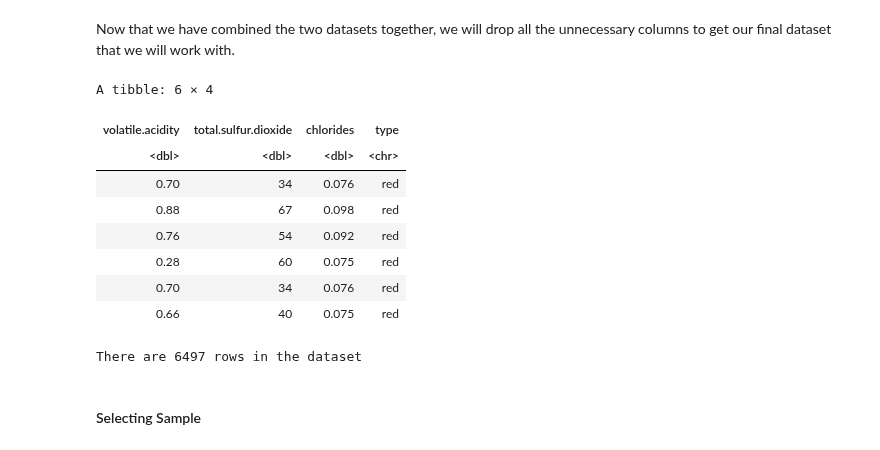
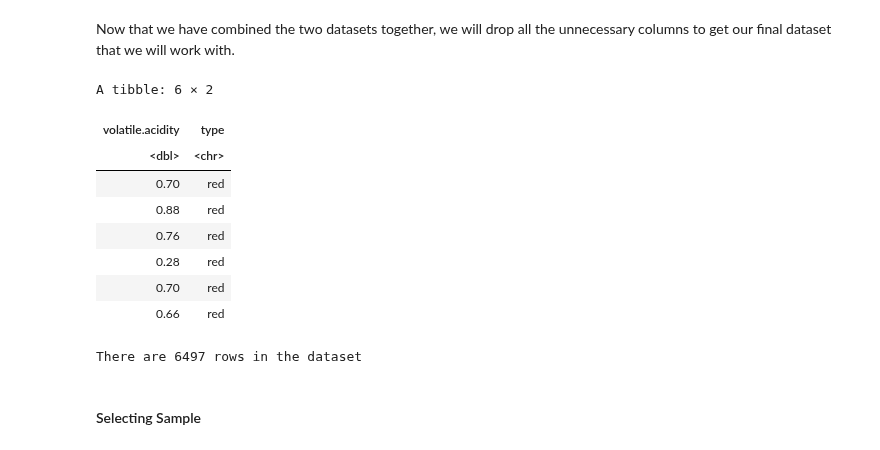
Before and after one commit to VivaanWadhwa/STAT201_GROUP18, a Jupyter notebook: project_proposal_group18.ipynb, the cells around one changed output. Cells and saved outputs as stored; diff of their text form; code cells hidden in the pictures.

```diff
--- a/project_proposal_group18.ipynb
+++ b/project_proposal_group18.ipynb
@@ -110,19 +107,19 @@ Now that we have combined the two datasets together, we will drop all the unnece
 # %%
 # Selecting the specific features we're analyzing
 wine_data_specific <- wine_data |>
-                        select(volatile.acidity,total.sulfur.dioxide,chlorides, type)
+                        select(volatile.acidity, type)
 head(wine_data_specific)
 cat("There are", nrow(wine_data_specific),"rows in the dataset")
 # %% [output]
-A tibble: 6 × 4
+A tibble: 6 × 2
-| volatile.acidity | total.sulfur.dioxide | chlorides | type |
-| <dbl> | <dbl> | <dbl> | <chr> |
-| 0.70 | 34 | 0.076 | red |
-| 0.88 | 67 | 0.098 | red |
-| 0.76 | 54 | 0.092 | red |
-| 0.28 | 60 | 0.075 | red |
-| 0.70 | 34 | 0.076 | red |
-| 0.66 | 40 | 0.075 | red |
+| volatile.acidity | type |
+| <dbl> | <chr> |
+| 0.70 | red |
+| 0.88 | red |
+| 0.76 | red |
+| 0.28 | red |
+| 0.70 | red |
+| 0.66 | red |
 There are 6497 rows in the dataset
 # %% [markdown]
 #### Selecting Sample
```
Also changed, not shown: parts of 17 cells of this notebook.
